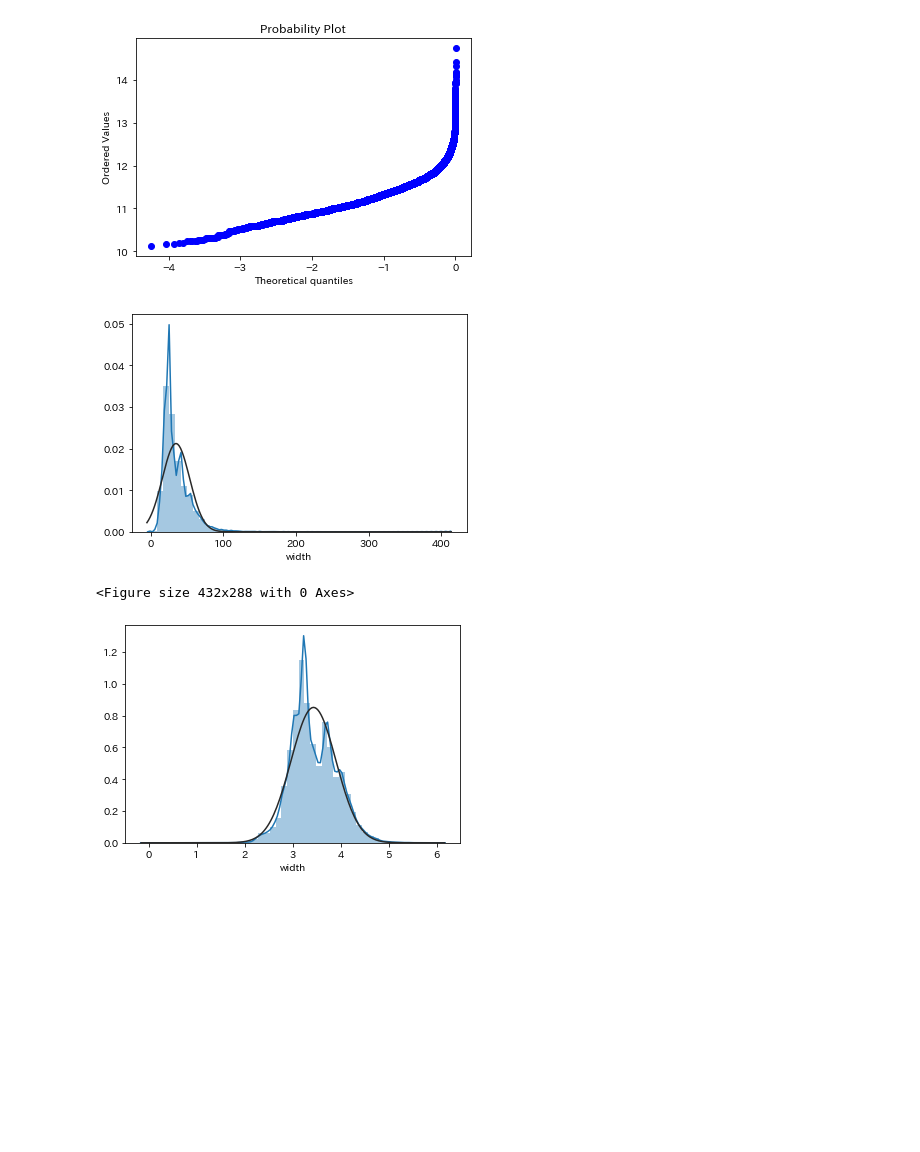
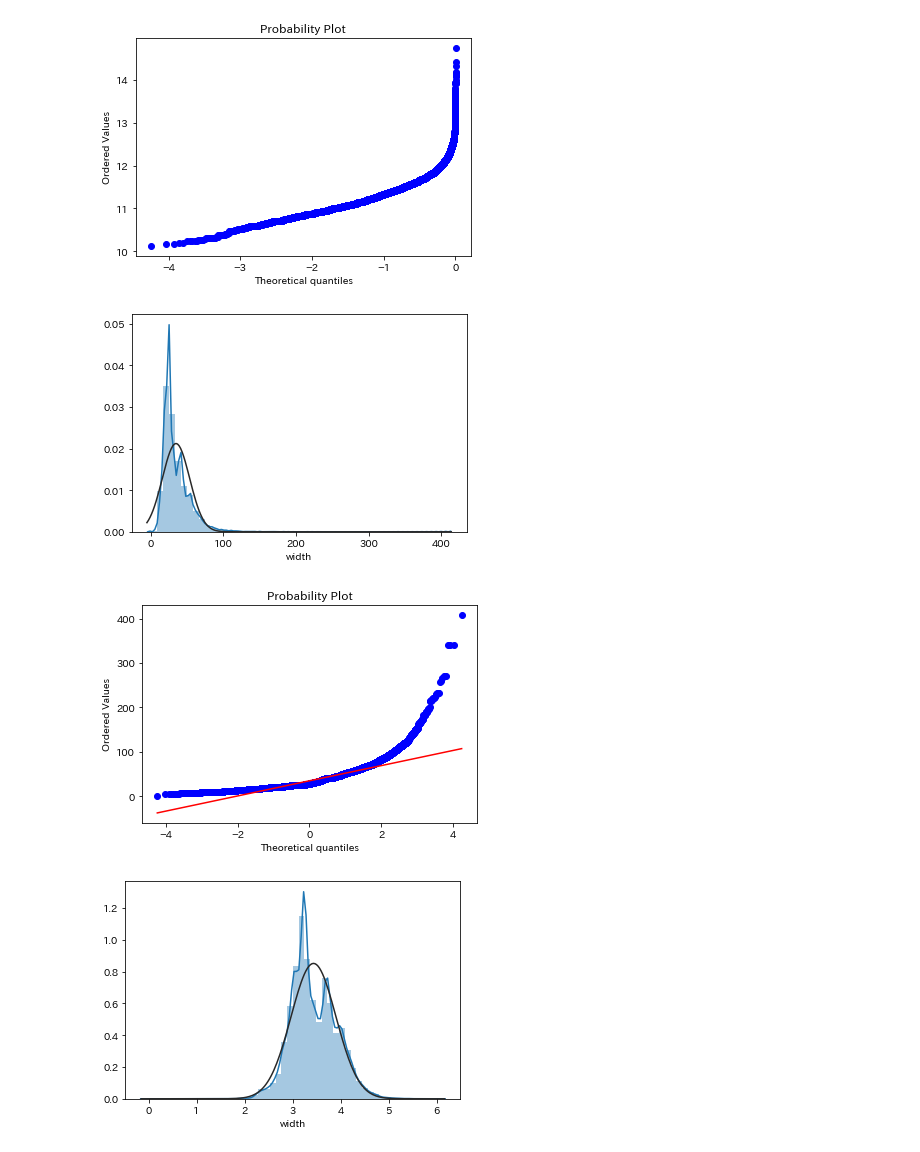
Before and after one commit to kyouyap/signate, a Jupyter notebook: part2.ipynb, the cells around one changed output. Drawn from its saved outputs; the diff is of its cells as text; code cells hidden in the pictures; blank space fills up the shorter version.

```diff
--- a/part2.ipynb
+++ b/part2.ipynb
@@ -506,10 +527,10 @@ res = stats.probplot(df1.value, plot=plt)
 # %%
 sns.distplot(df1["width"].dropna(), fit=norm);
 fig = plt.figure()
-# res = stats.probplot(df1["width"], plot=plt)
+res = stats.probplot(df1["width"], plot=plt)
 # %% [output]
 [figure]
-<Figure size 432x288 with 0 Axes>
+[figure, added]
 # %%
 df1["width"]=np.log(df1.width)
 #transformed histogram and normal probability plot
```
Also changed, not shown: parts of 7 cells of this notebook, 1 other file.
